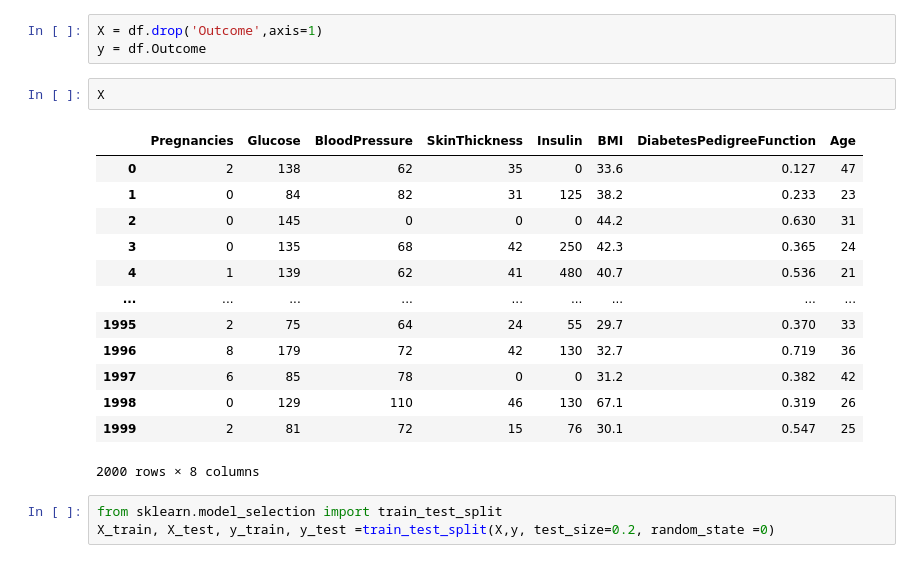
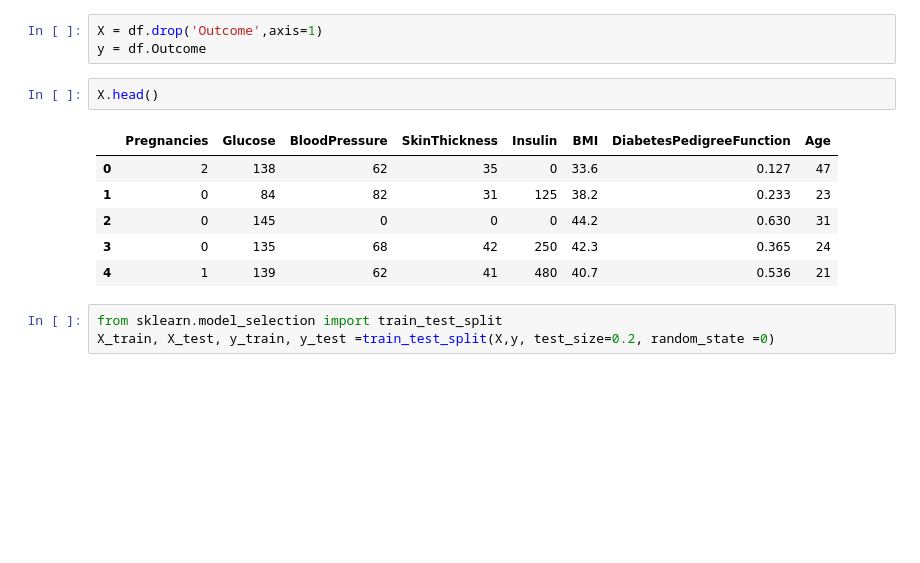
Before and after one commit to devsyam6/diabetic_prediction, a Jupyter notebook: Diabetic.ipynb, the cells around one changed output. Saved outputs shown, nothing was run; the diff lists cells and outputs as text; blank space fills up the shorter version.

```diff
--- a/Diabetic.ipynb
+++ b/Diabetic.ipynb
@@ -127,21 +119,14 @@ Name: Insulin, Length: 182, dtype: int64
 X = df.drop('Outcome',axis=1)
 y = df.Outcome
 # %%
-X
+X.head()
 # %% [output]
 |  | Pregnancies | Glucose | BloodPressure | SkinThickness | Insulin | BMI | DiabetesPedigreeFunction | Age |
 | 0 | 2 | 138 | 62 | 35 | 0 | 33.6 | 0.127 | 47 |
 | 1 | 0 | 84 | 82 | 31 | 125 | 38.2 | 0.233 | 23 |
 | 2 | 0 | 145 | 0 | 0 | 0 | 44.2 | 0.630 | 31 |
 | 3 | 0 | 135 | 68 | 42 | 250 | 42.3 | 0.365 | 24 |
 | 4 | 1 | 139 | 62 | 41 | 480 | 40.7 | 0.536 | 21 |
-| ... | ... | ... | ... | ... | ... | ... | ... | ... |
-| 1995 | 2 | 75 | 64 | 24 | 55 | 29.7 | 0.370 | 33 |
-| 1996 | 8 | 179 | 72 | 42 | 130 | 32.7 | 0.719 | 36 |
-| 1997 | 6 | 85 | 78 | 0 | 0 | 31.2 | 0.382 | 42 |
-| 1998 | 0 | 129 | 110 | 46 | 130 | 67.1 | 0.319 | 26 |
-| 1999 | 2 | 81 | 72 | 15 | 76 | 30.1 | 0.547 | 25 |
-2000 rows × 8 columns
 # %%
 from sklearn.model_selection import train_test_split
 X_train, X_test, y_train, y_test =train_test_split(X,y, test_size=0.2, random_state =0)
```
Also changed, not shown: parts of 10 cells of this notebook, 1 other file.
